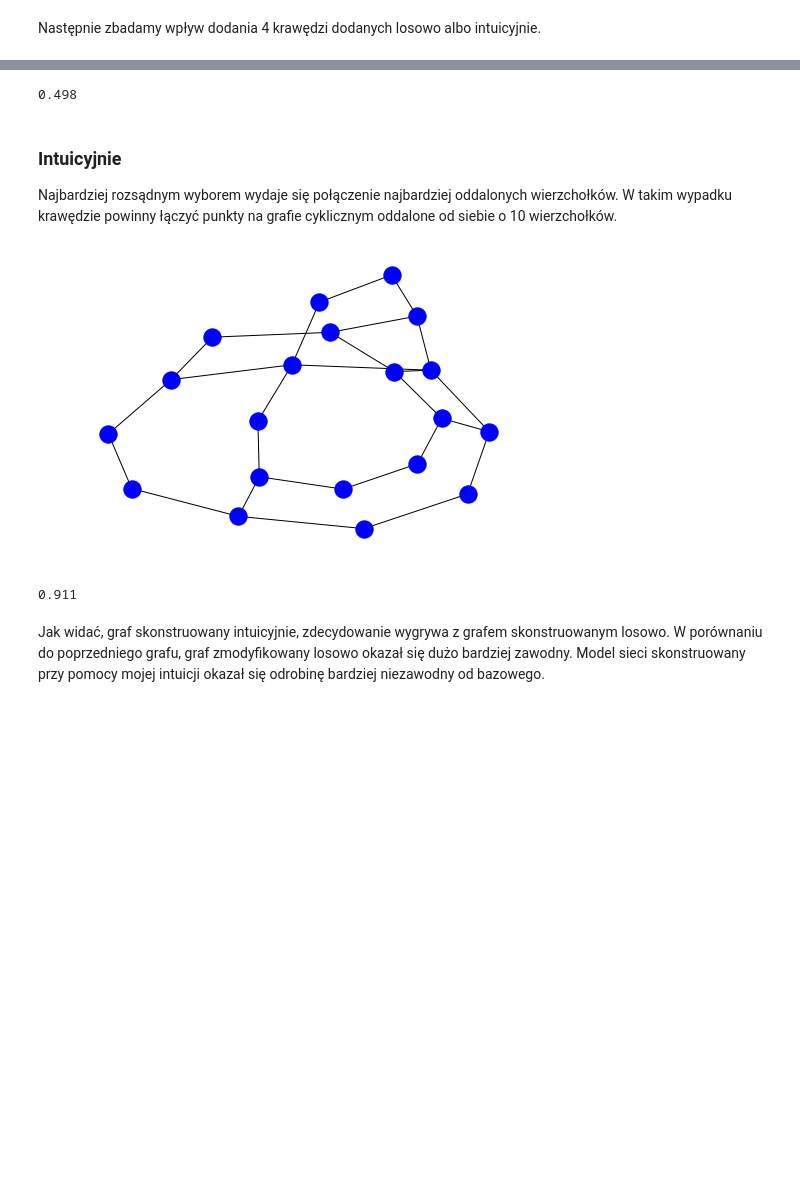
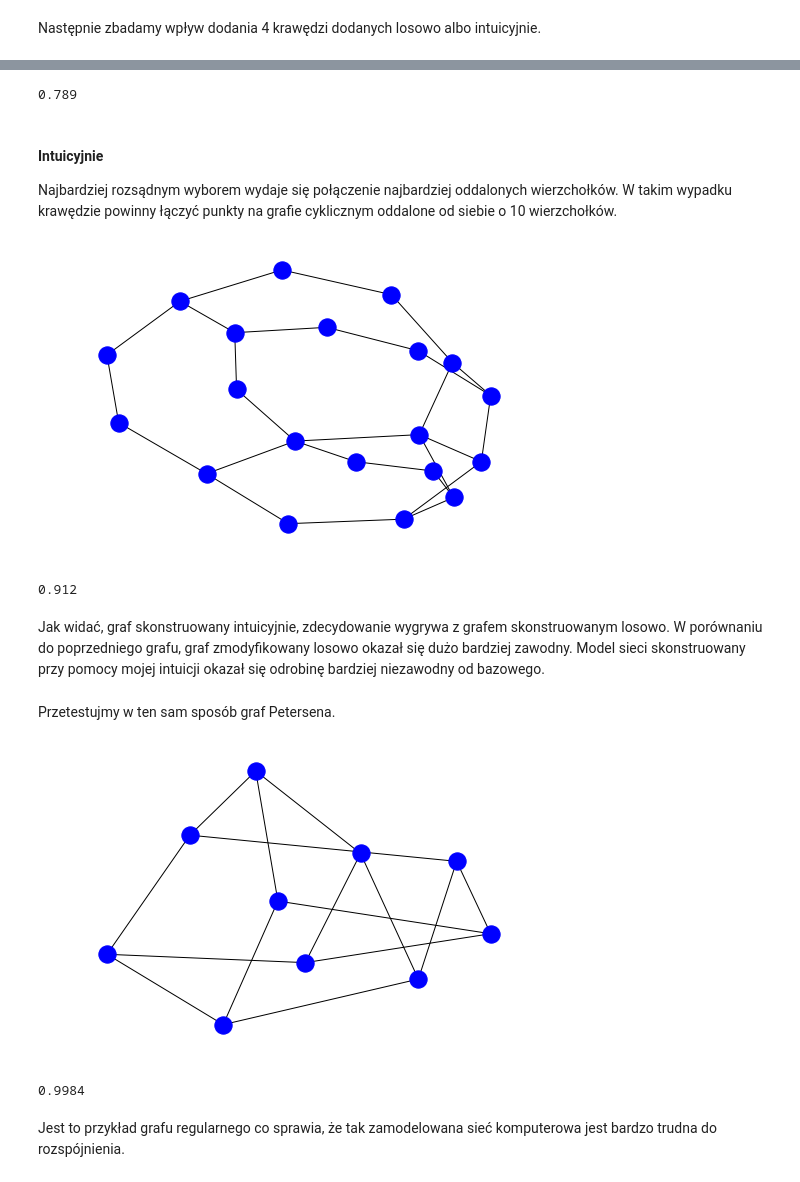
Before and after one commit to pawel-wlk/sieci-grafy, a Jupyter notebook: TSsprawozdanie2.ipynb, the cells around one changed output, grey strips where cells are left out. Saved outputs shown, nothing was run; the diff lists cells and outputs as text; code cells hidden in the pictures; blank space fills up the shorter version.

```diff
--- a/TSsprawozdanie2.ipynb
+++ b/TSsprawozdanie2.ipynb
@@ -109,12 +110,12 @@ nx.draw(rand_graph, node_color='b')
 # %%
-monte_carlo(rand_graph, 1000)
+monte_carlo(rand_graph)
 # %% [output]
-0.498
+0.789
 # %% [markdown]
-### Intuicyjnie
+#### Intuicyjnie
 Najbardziej rozsądnym wyborem wydaje się połączenie najbardziej oddalonych wierzchołków. W takim wypadku krawędzie powinny łączyć punkty na grafie cyklicznym oddalone od siebie o 10 wierzchołków.
 # %%
-intuitive_graph = G.copy()
+intuitive_graph = modified.copy()
 intuitive_graph.add_edge(2, 12, rel=0.4)
 intuitive_graph.add_edge(7, 17, rel=0.4)
 intuitive_graph.add_edge(3, 13, rel=0.4)
@@ -122,10 +123,25 @@ intuitive_graph.add_edge(9, 13, rel=0.4)
 
 nx.draw(intuitive_graph, node_color='b')
 # %% [output]
-[figure, old version]
+[figure, new version]
 # %%
-monte_carlo(intuitive_graph, 1000)
+monte_carlo(intuitive_graph)
 # %% [output]
-0.911
+0.912
 # %% [markdown]
 Jak widać, graf skonstruowany intuicyjnie, zdecydowanie wygrywa z grafem skonstruowanym losowo. W porównaniu do poprzedniego grafu, graf zmodyfikowany losowo okazał się dużo bardziej zawodny. Model sieci skonstruowany przy pomocy mojej intuicji okazał się odrobinę bardziej niezawodny od bazowego.
+# %% [markdown]
+Przetestujmy w ten sam sposób graf Petersena.
+# %%
+petersen = nx.petersen_graph()
+nx.set_edge_attributes(petersen, 0.95, 'rel')
+nx.draw(petersen, node_color='b')
+# %% [output]
+[figure, added]
+# %%
+monte_carlo(petersen, 10000)
+# %% [output]
+0.9984
+# %% [markdown]
+Jest to przykład grafu regularnego co sprawia, że
+tak zamodelowana sieć komputerowa jest bardzo trudna do rozspójnienia.
```
Also changed, not shown: parts of 41 cells of this notebook.
